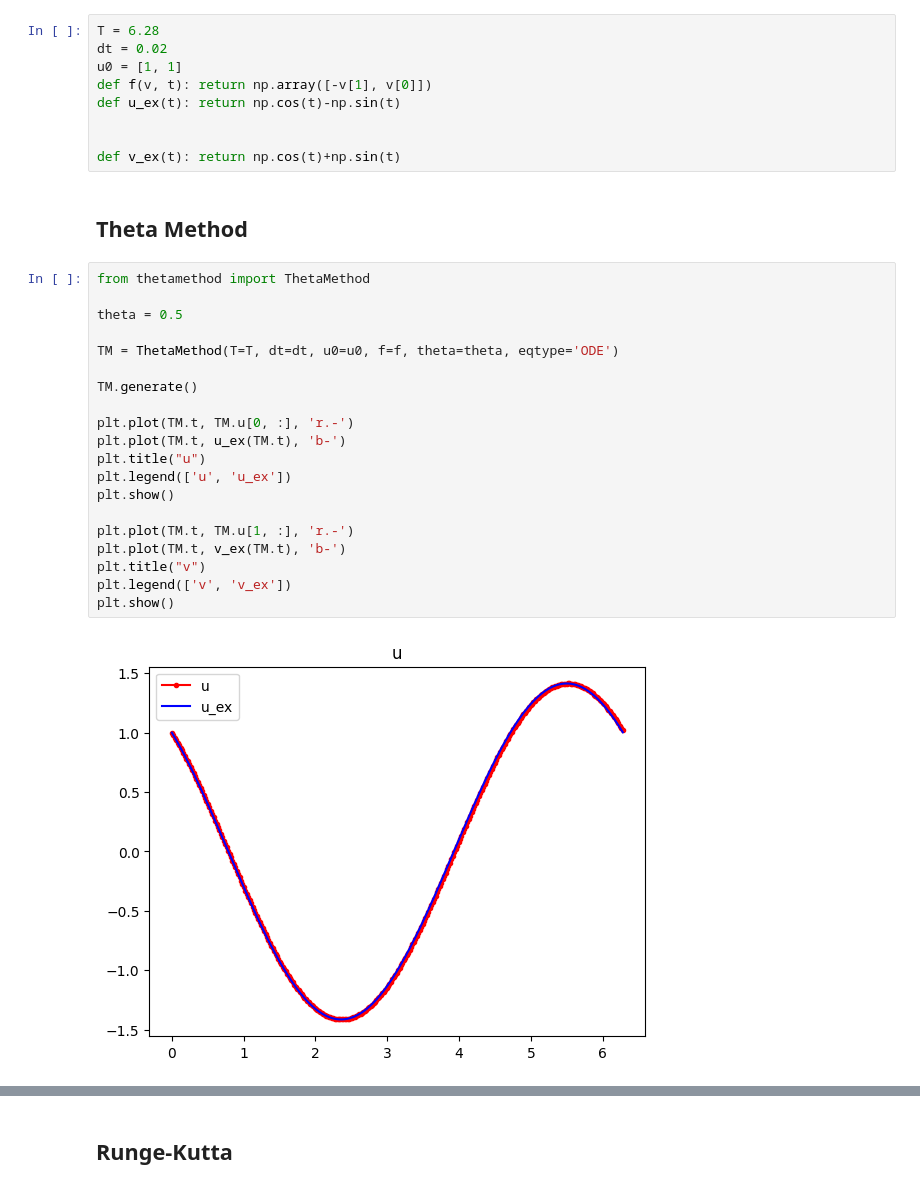
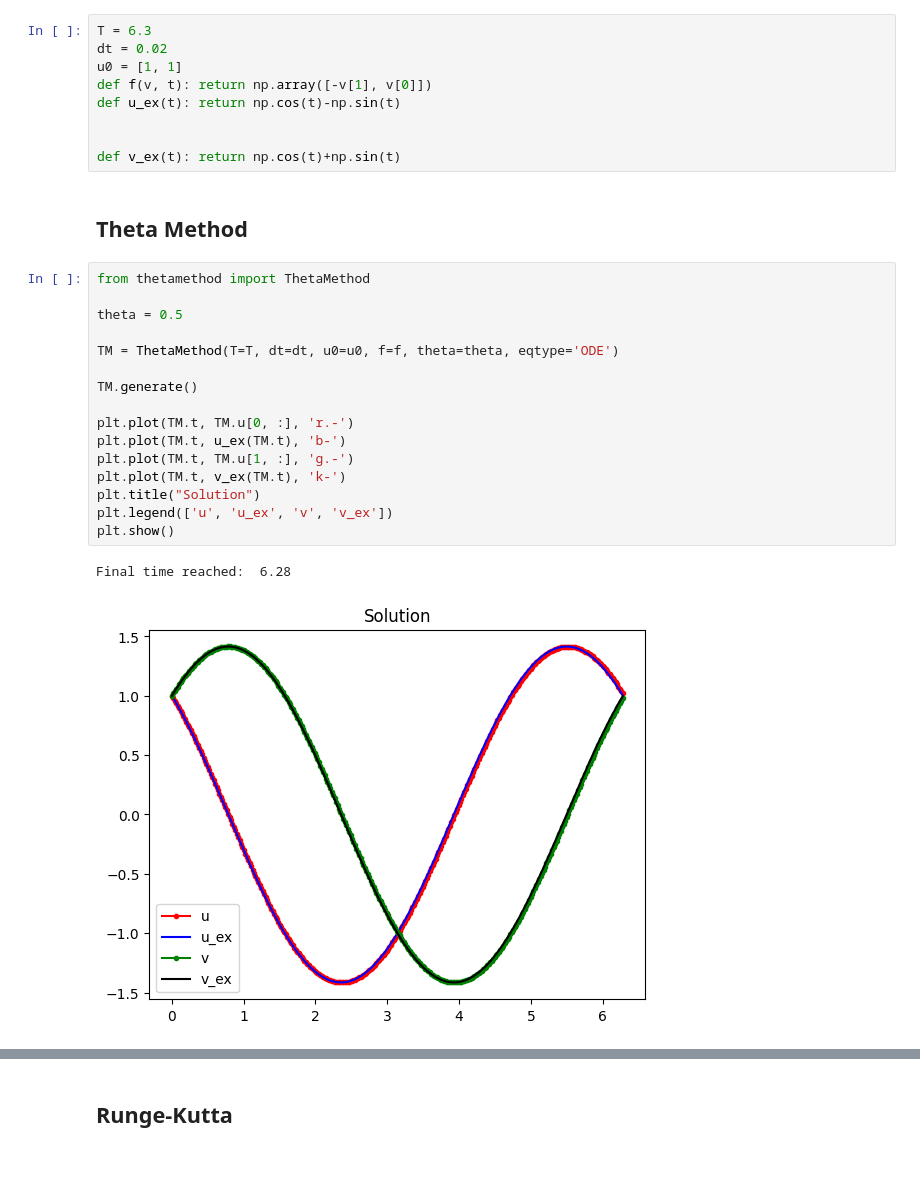
Before and after one commit to ibismanu/PACSproject_LED, a Jupyter notebook: scripts/datagen/testing.ipynb, the cells around one changed output, grey strips where cells are left out. Drawn from its saved outputs; the diff is of its cells as text; blank space fills up the shorter version.

```diff
--- a/scripts/datagen/testing.ipynb
+++ b/scripts/datagen/testing.ipynb
@@ -21,7 +21,7 @@ $$
 # %% [markdown]
 ## Hyperparameters
 # %%
-T = 6.28
+T = 6.3
 dt = 0.02
 u0 = [1, 1]
 def f(v, t): return np.array([-v[1], v[0]])
@@ -34,22 +34,19 @@ def v_ex(t): return np.cos(t)+np.sin(t)
 # %%
 from thetamethod import ThetaMethod
 
 theta = 0.5
 
 TM = ThetaMethod(T=T, dt=dt, u0=u0, f=f, theta=theta, eqtype='ODE')
 
 TM.generate()
 
 plt.plot(TM.t, TM.u[0, :], 'r.-')
 plt.plot(TM.t, u_ex(TM.t), 'b-')
-plt.title("u")
-plt.legend(['u', 'u_ex'])
+plt.plot(TM.t, TM.u[1, :], 'g.-')
+plt.plot(TM.t, v_ex(TM.t), 'k-')
+plt.title("Solution")
+plt.legend(['u', 'u_ex', 'v', 'v_ex'])
 plt.show()
-
-plt.plot(TM.t, TM.u[1, :], 'r.-')
-plt.plot(TM.t, v_ex(TM.t), 'b-')
-plt.title("v")
-plt.legend(['v', 'v_ex'])
-plt.show()
 # %% [output]
+Final time reached:  6.28
-[figure, old version]
+[figure, new version]
```
Also changed, not shown: parts of 3 cells of this notebook, 5 other files.
